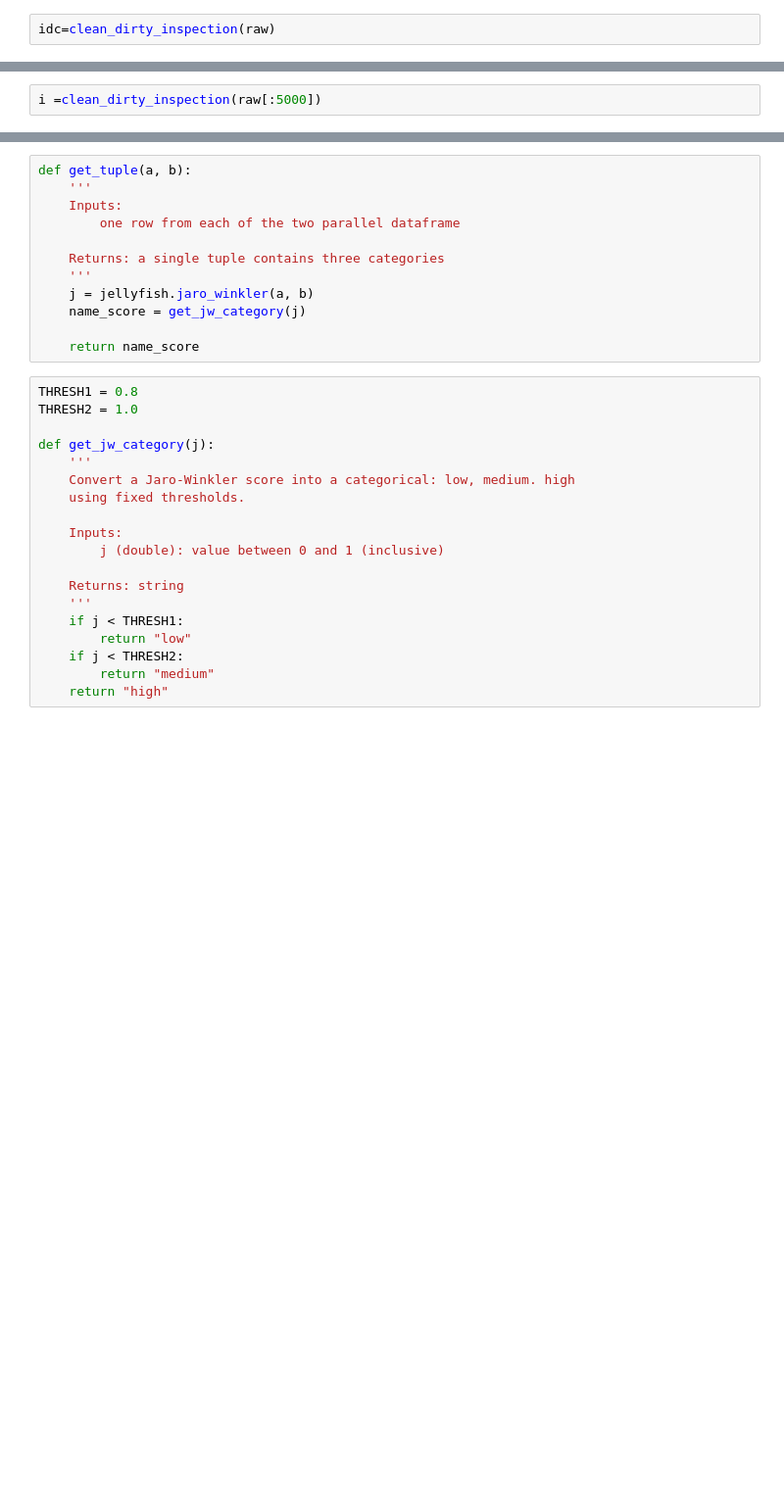
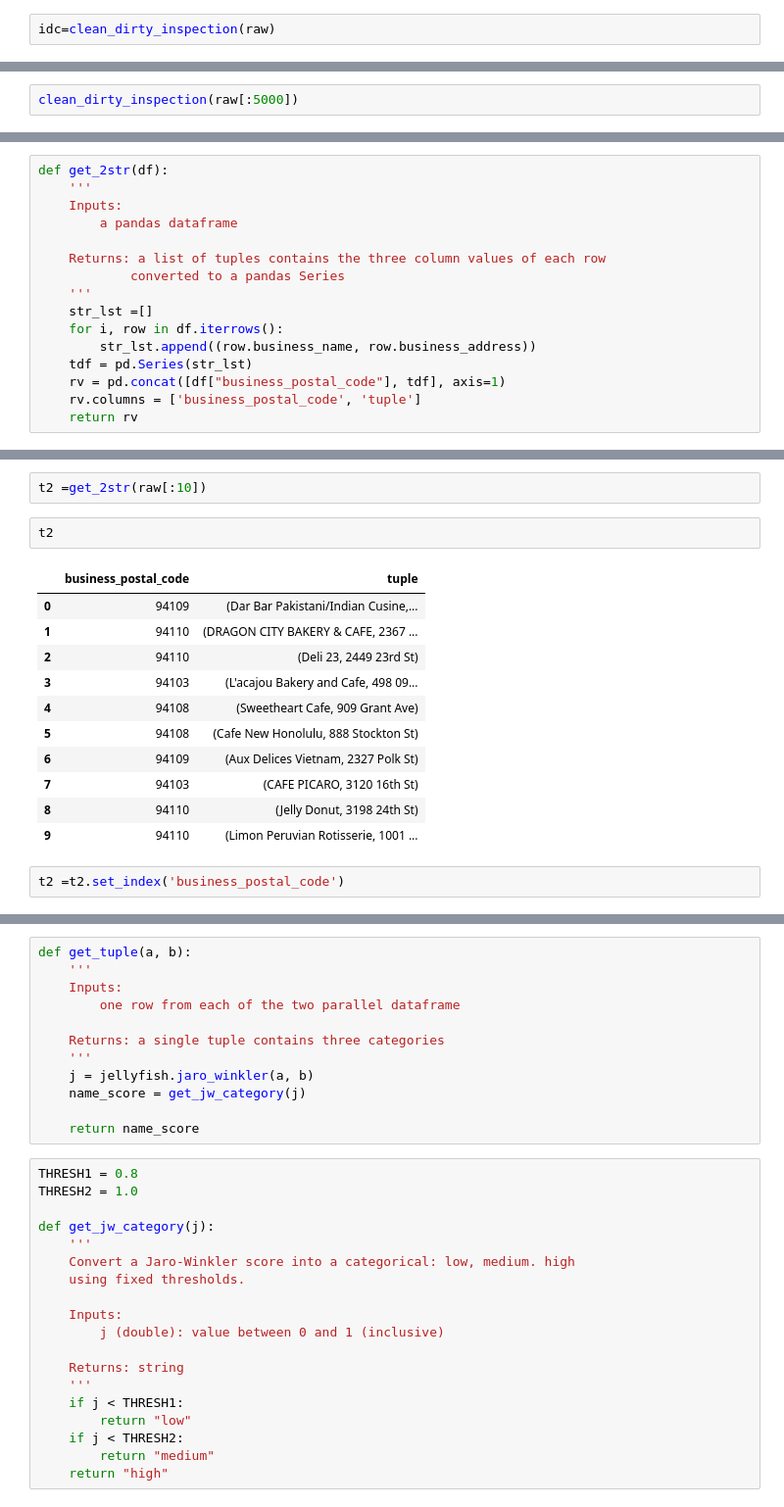
Before and after one commit to tianchu-shu/undergrad_thesis, a Jupyter notebook: df_test_.ipynb, the cells around one changed output, grey strips where cells are left out. Shown at 98% size. Saved outputs shown, nothing was run; the diff lists cells and outputs as text; blank space fills up the shorter version.

```diff
--- a/df_test_.ipynb
+++ b/df_test_.ipynb
@@ -83,5 +104,5 @@ def clean_dirty_inspection(df):
 # %%
-i =clean_dirty_inspection(raw[:5000])
+clean_dirty_inspection(raw[:5000])
 # %% [output]
 A value is trying to be set on a copy of a slice from a DataFrame.
 Try using .loc[row_indexer,col_indexer] = value instead
@@ -211,0 +191,16 @@ res
+# %%
+def get_2str(df):
+    '''
+    Inputs:
+        a pandas dataframe
+
+    Returns: a list of tuples contains the three column values of each row
+            converted to a pandas Series
+    '''
+    str_lst =[]
+    for i, row in df.iterrows():
+        str_lst.append((row.business_name, row.business_address))
+    tdf = pd.Series(str_lst)
+    rv = pd.concat([df["business_postal_code"], tdf], axis=1)
+    rv.columns = ['business_postal_code', 'tuple']
+    return rv
@@ -211,0 +220,18 @@ res
+# %%
+t2 =get_2str(raw[:10])
+# %%
+t2
+# %% [output]
+|  | business_postal_code | tuple |
+| 0 | 94109 | (Dar Bar Pakistani/Indian Cusine,... |
+| 1 | 94110 | (DRAGON CITY BAKERY & CAFE, 2367 ... |
+| 2 | 94110 | (Deli 23, 2449 23rd St) |
+| 3 | 94103 | (L'acajou Bakery and Cafe, 498 09... |
+| 4 | 94108 | (Sweetheart Cafe, 909 Grant Ave) |
+| 5 | 94108 | (Cafe New Honolulu, 888 Stockton St) |
+| 6 | 94109 | (Aux Delices Vietnam, 2327 Polk St) |
+| 7 | 94103 | (CAFE PICARO, 3120 16th St) |
+| 8 | 94110 | (Jelly Donut, 3198 24th St) |
+| 9 | 94110 | (Limon Peruvian Rotisserie, 1001 ... |
+# %%
+t2 =t2.set_index('business_postal_code')
```
Also changed, not shown: parts of 26 cells of this notebook.
